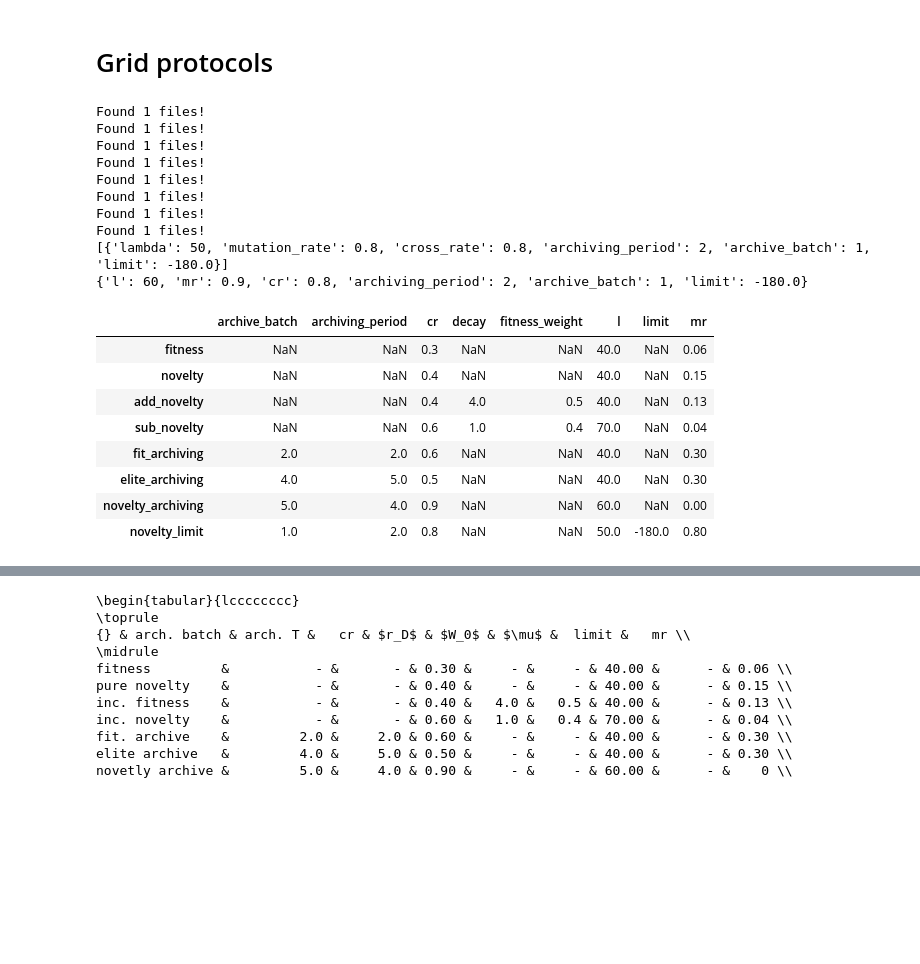
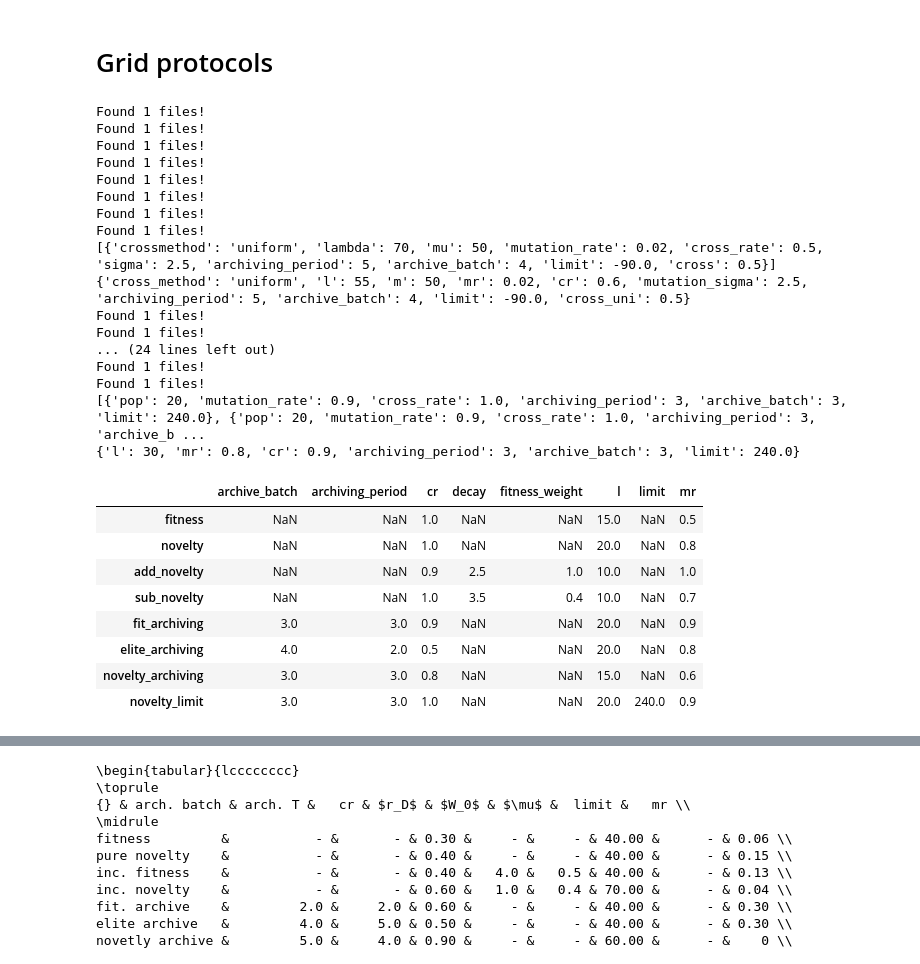
Before and after one commit to Schkliba/MastersThesis, a Jupyter notebook: final_analysis.ipynb, the cells around one changed output, grey strips where cells are left out. Saved outputs shown, nothing was run; the diff lists cells and outputs as text; code cells hidden in the pictures; blank space fills up the shorter version.

```diff
--- a/final_analysis.ipynb
+++ b/final_analysis.ipynb
@@ -41,7 +41,7 @@ hyperparameter_naming = {
     "cross_uni": "$p_U$"
 }
 
-datasets = {"cartpole":"server_try0", "lunarlander":"server_try2"}
+datasets = {"cartpole":"server_try0", "lunarlander":"server_try3"}
 def fmt(x):
     if pd.isna(x):
         return "-"
@@ -63,30 +59,38 @@ To enable the following instructions: AVX2 FMA, in other operations, rebuild Ten
 # %% [markdown]
 # Grid protocols
 # %%
-ens = ["lunarlander", "cartpoles"]
-en = "lunarlander"
-alg = "diff"
-df = get_protocol_table(en, alg, datasets[en])
-#df.to_csv(f"./Data/grid_protocol/{en}_{alg}.csv")
+ens = ["lunarlander", "cartpole"]
+grid_datasets = {"cartpole":"server_try0", "lunarlander":"server_try2"}
+for en in ens:
+    for alg in ["lambda", "diff"]:
+        df = get_protocol_table(en, alg, datasets[en])
+        df.to_csv(f"./Data/grid_protocol/{en}_{alg}.csv")
 dk = df["origin"].copy()
 dk
 # %% [output]
 Found 1 files!
 Found 1 files!
 Found 1 files!
 Found 1 files!
 Found 1 files!
 Found 1 files!
 Found 1 files!
 Found 1 files!
-[{'lambda': 50, 'mutation_rate': 0.8, 'cross_rate': 0.8, 'archiving_period': 2, 'archive_batch': 1, 'limit': -180.0}]
-{'l': 60, 'mr': 0.9, 'cr': 0.8, 'archiving_period': 2, 'archive_batch': 1, 'limit': -180.0}
+[{'crossmethod': 'uniform', 'lambda': 70, 'mu': 50, 'mutation_rate': 0.02, 'cross_rate': 0.5, 'sigma': 2.5, 'archiving_period': 5, 'archive_batch': 4, 'limit': -90.0, 'cross': 0.5}]
+{'cross_method': 'uniform', 'l': 55, 'm': 50, 'mr': 0.02, 'cr': 0.6, 'mutation_sigma': 2.5, 'archiving_period': 5, 'archive_batch': 4, 'limit': -90.0, 'cross_uni': 0.5}
+Found 1 files!
+Found 1 files!
+... (24 lines left out)
+Found 1 files!
+Found 1 files!
+[{'pop': 20, 'mutation_rate': 0.9, 'cross_rate': 1.0, 'archiving_period': 3, 'archive_batch': 3, 'limit': 240.0}, {'pop': 20, 'mutation_rate': 0.9, 'cross_rate': 1.0, 'archiving_period': 3, 'archive_b ...
+{'l': 30, 'mr': 0.8, 'cr': 0.9, 'archiving_period': 3, 'archive_batch': 3, 'limit': 240.0}
 |  | archive_batch | archiving_period | cr | decay | fitness_weight | l | limit | mr |
-| fitness | NaN | NaN | 0.3 | NaN | NaN | 40.0 | NaN | 0.06 |
-| novelty | NaN | NaN | 0.4 | NaN | NaN | 40.0 | NaN | 0.15 |
-| add_novelty | NaN | NaN | 0.4 | 4.0 | 0.5 | 40.0 | NaN | 0.13 |
-| sub_novelty | NaN | NaN | 0.6 | 1.0 | 0.4 | 70.0 | NaN | 0.04 |
-| fit_archiving | 2.0 | 2.0 | 0.6 | NaN | NaN | 40.0 | NaN | 0.30 |
-| elite_archiving | 4.0 | 5.0 | 0.5 | NaN | NaN | 40.0 | NaN | 0.30 |
-| novelty_archiving | 5.0 | 4.0 | 0.9 | NaN | NaN | 60.0 | NaN | 0.00 |
-| novelty_limit | 1.0 | 2.0 | 0.8 | NaN | NaN | 50.0 | -180.0 | 0.80 |
+| fitness | NaN | NaN | 1.0 | NaN | NaN | 15.0 | NaN | 0.5 |
+| novelty | NaN | NaN | 1.0 | NaN | NaN | 20.0 | NaN | 0.8 |
+| add_novelty | NaN | NaN | 0.9 | 2.5 | 1.0 | 10.0 | NaN | 1.0 |
+| sub_novelty | NaN | NaN | 1.0 | 3.5 | 0.4 | 10.0 | NaN | 0.7 |
+| fit_archiving | 3.0 | 3.0 | 0.9 | NaN | NaN | 20.0 | NaN | 0.9 |
+| elite_archiving | 4.0 | 2.0 | 0.5 | NaN | NaN | 20.0 | NaN | 0.8 |
+| novelty_archiving | 3.0 | 3.0 | 0.8 | NaN | NaN | 15.0 | NaN | 0.6 |
+| novelty_limit | 3.0 | 3.0 | 1.0 | NaN | NaN | 20.0 | 240.0 | 0.9 |
```
Also changed, not shown: parts of 5 cells of this notebook, 3 other files.
